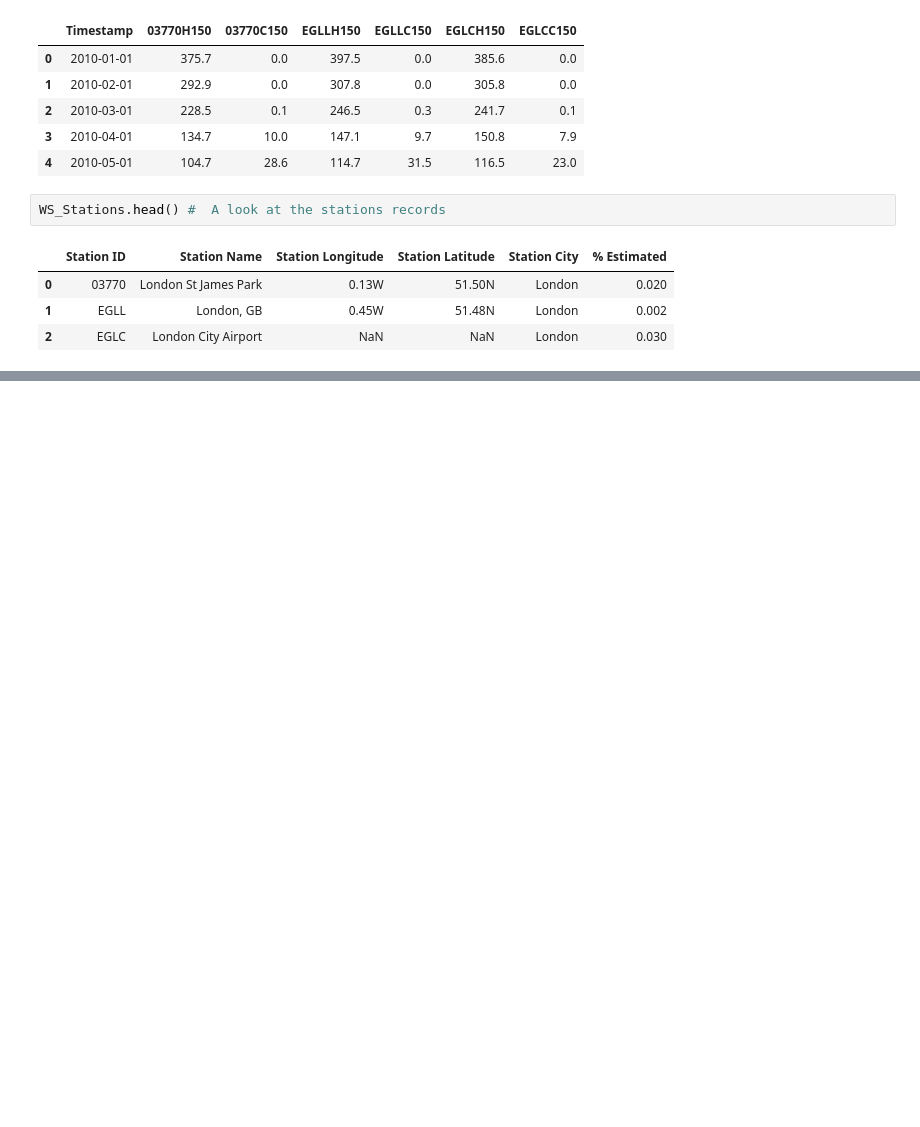
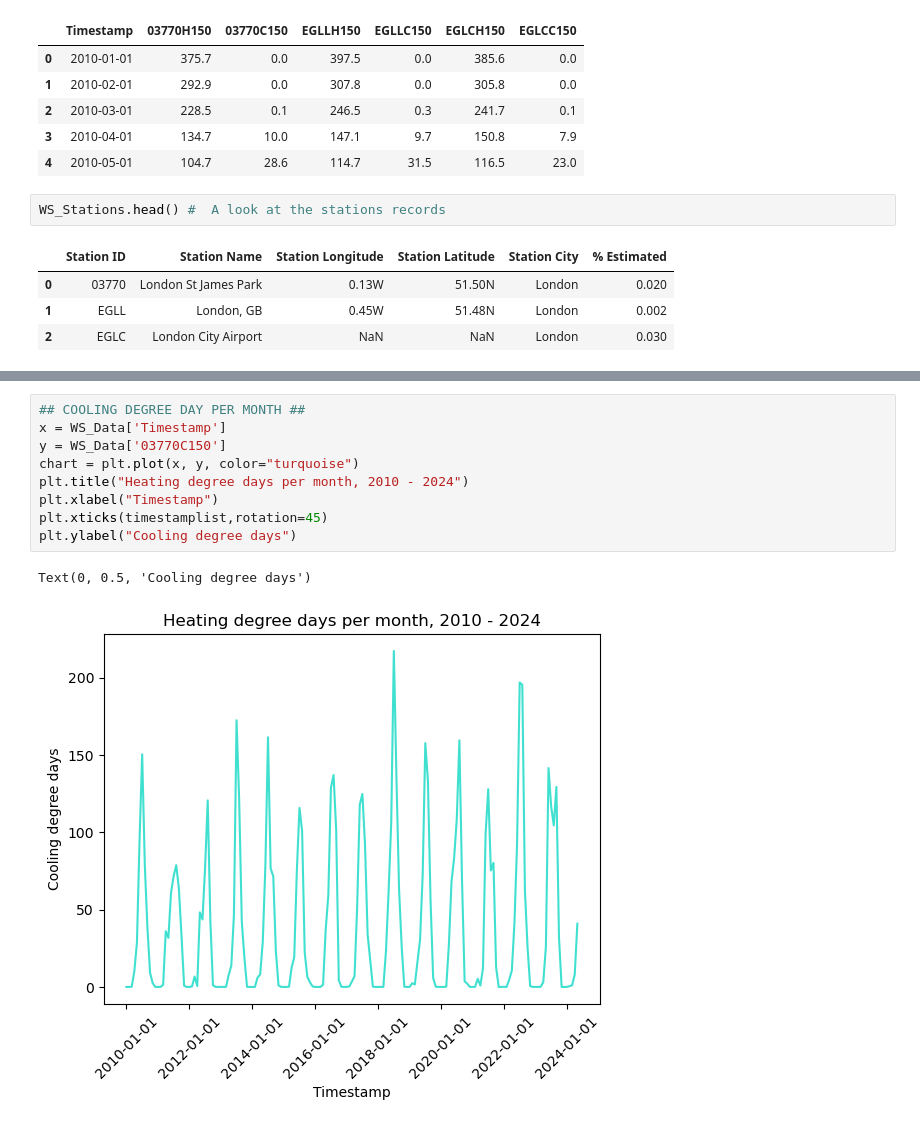
Before and after one commit to JoeyBream/weather-data, a Jupyter notebook: data.ipynb, the cells around one changed output, grey strips where cells are left out. Drawn from its saved outputs; the diff is of its cells as text; blank space fills up the shorter version.

```diff
--- a/data.ipynb
+++ b/data.ipynb
@@ -38,0 +81,12 @@ SyntaxError: invalid syntax (2114073461.py, line 1)
+# %%
+## COOLING DEGREE DAY PER MONTH ##
+x = WS_Data['Timestamp']
+y = WS_Data['03770C150']
+chart = plt.plot(x, y, color="turquoise")
+plt.title("Heating degree days per month, 2010 - 2024")
+plt.xlabel("Timestamp")
+plt.xticks(timestamplist,rotation=45)
+plt.ylabel("Cooling degree days")
+# %% [output]
+Text(0, 0.5, 'Cooling degree days')
+[figure, added]
```
Also changed, not shown: parts of 6 cells of this notebook.
